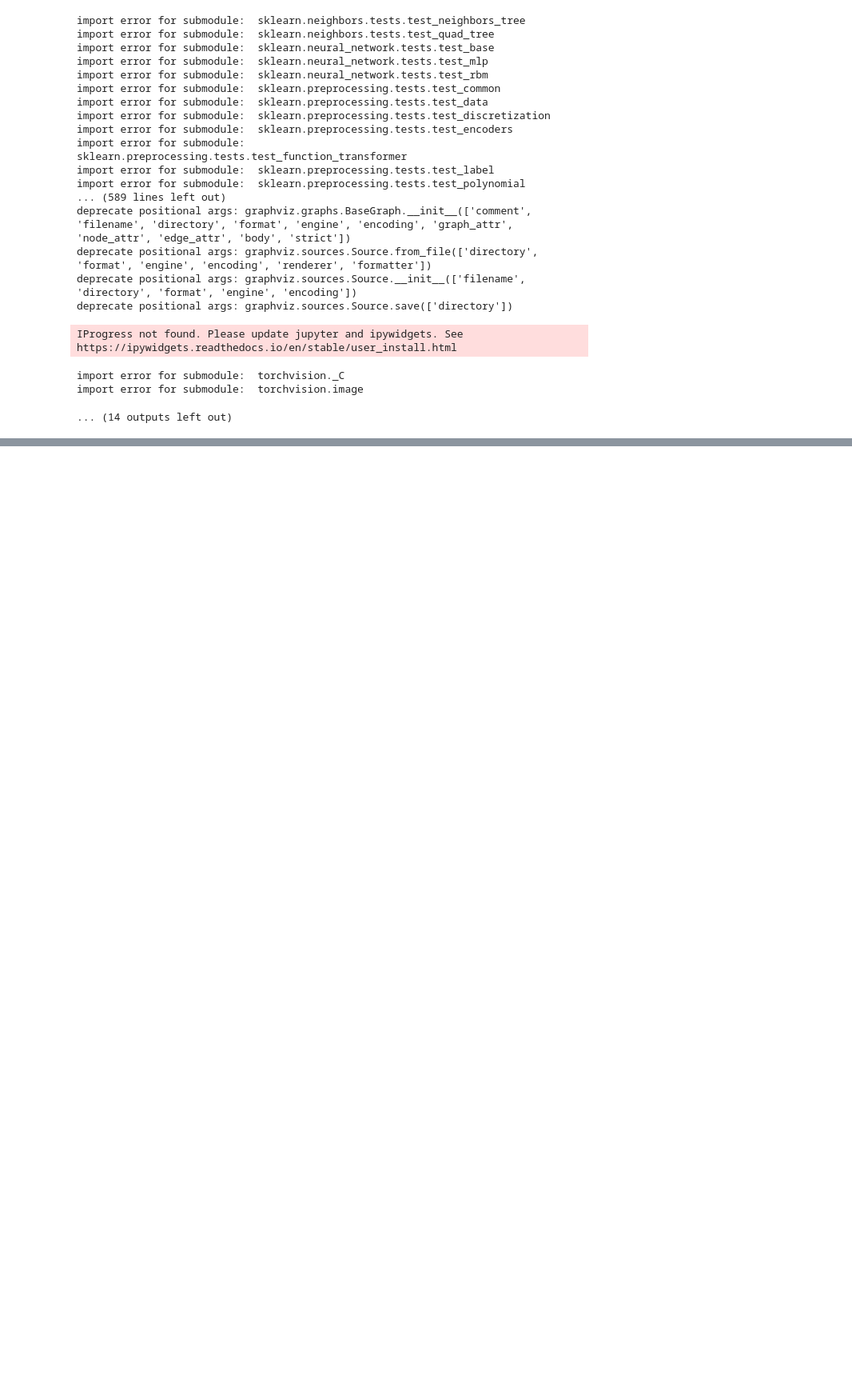
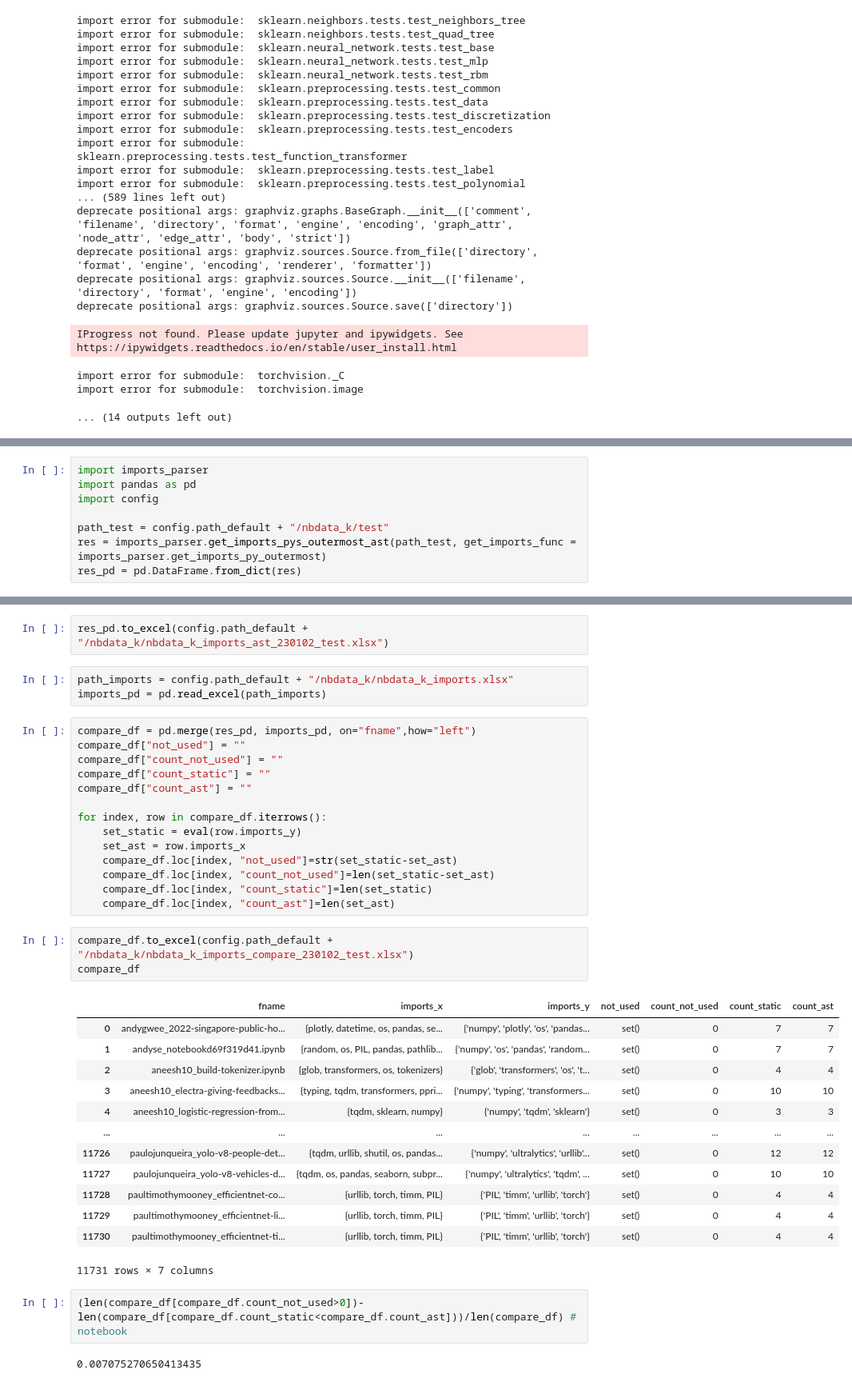
Before and after one commit to PELAB-LiU/jupyter_nbs_empirical, a Jupyter notebook: notebook_analysis-popular_libs.ipynb, the cells around one changed output, grey strips where cells are left out. Shown at 80% size. Drawn from its saved outputs; the diff is of its cells as text; blank space fills up the shorter version.

Commit message:
first try on compare imports from static and ast

```diff
--- a/notebook_analysis-popular_libs.ipynb
+++ b/notebook_analysis-popular_libs.ipynb
@@ -225,0 +229,8 @@ import error for submodule:  torchvision.image
+# %%
+import imports_parser
+import pandas as pd
+import config
+
+path_test = config.path_default + "/nbdata_k/test"
+res = imports_parser.get_imports_pys_outermost_ast(path_test, get_imports_func = imports_parser.get_imports_py_outermost)
+res_pd = pd.DataFrame.from_dict(res)
@@ -225,0 +272,40 @@ import error for submodule:  torchvision.image
+# %%
+res_pd.to_excel(config.path_default + "/nbdata_k/nbdata_k_imports_ast_230102_test.xlsx")
+# %%
+path_imports = config.path_default + "/nbdata_k/nbdata_k_imports.xlsx"
+imports_pd = pd.read_excel(path_imports)
+# %%
+compare_df = pd.merge(res_pd, imports_pd, on="fname",how="left")
+compare_df["not_used"] = ""
+compare_df["count_not_used"] = ""
+compare_df["count_static"] = ""
+compare_df["count_ast"] = ""
+
+for index, row in compare_df.iterrows():
+    set_static = eval(row.imports_y)
+    set_ast = row.imports_x
+    compare_df.loc[index, "not_used"]=str(set_static-set_ast)
+    compare_df.loc[index, "count_not_used"]=len(set_static-set_ast)
+    compare_df.loc[index, "count_static"]=len(set_static)
+    compare_df.loc[index, "count_ast"]=len(set_ast)
+# %%
+compare_df.to_excel(config.path_default + "/nbdata_k/nbdata_k_imports_compare_230102_test.xlsx")
+compare_df
+# %% [output]
+|  | fname | imports_x | imports_y | not_used | count_not_used | count_static | count_ast |
+| 0 | andygwee_2022-singapore-public-ho... | {plotly, datetime, os, pandas, se... | {'numpy', 'plotly', 'os', 'pandas... | set() | 0 | 7 | 7 |
+| 1 | andyse_notebookd69f319d41.ipynb | {random, os, PIL, pandas, pathlib... | {'numpy', 'os', 'pandas', 'random... | set() | 0 | 7 | 7 |
+| 2 | aneesh10_build-tokenizer.ipynb | {glob, transformers, os, tokenizers} | {'glob', 'transformers', 'os', 't... | set() | 0 | 4 | 4 |
+| 3 | aneesh10_electra-giving-feedbacks... | {typing, tqdm, transformers, ppri... | {'numpy', 'typing', 'transformers... | set() | 0 | 10 | 10 |
+| 4 | aneesh10_logistic-regression-from... | {tqdm, sklearn, numpy} | {'numpy', 'tqdm', 'sklearn'} | set() | 0 | 3 | 3 |
+| ... | ... | ... | ... | ... | ... | ... | ... |
+| 11726 | paulojunqueira_yolo-v8-people-det... | {tqdm, urllib, shutil, os, pandas... | {'numpy', 'ultralytics', 'urllib'... | set() | 0 | 12 | 12 |
+| 11727 | paulojunqueira_yolo-v8-vehicles-d... | {tqdm, os, pandas, seaborn, subpr... | {'numpy', 'ultralytics', 'tqdm', ... | set() | 0 | 10 | 10 |
+| 11728 | paultimothymooney_efficientnet-co... | {urllib, torch, timm, PIL} | {'PIL', 'timm', 'urllib', 'torch'} | set() | 0 | 4 | 4 |
+| 11729 | paultimothymooney_efficientnet-li... | {urllib, torch, timm, PIL} | {'PIL', 'timm', 'urllib', 'torch'} | set() | 0 | 4 | 4 |
+| 11730 | paultimothymooney_efficientnet-ti... | {urllib, torch, timm, PIL} | {'PIL', 'timm', 'urllib', 'torch'} | set() | 0 | 4 | 4 |
+11731 rows × 7 columns
+# %%
+(len(compare_df[compare_df.count_not_used>0])-len(compare_df[compare_df.count_static<compare_df.count_ast]))/len(compare_df) # notebook
+# %% [output]
+0.007075270650413435
```
Also changed, not shown: parts of 8 cells of this notebook, 1 other file.
